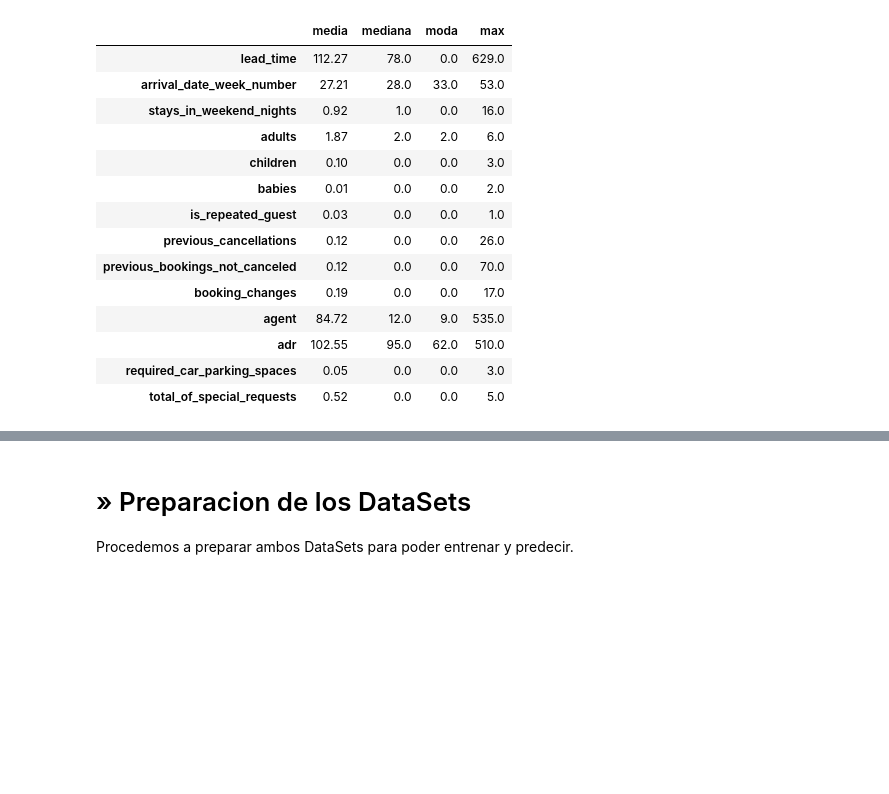
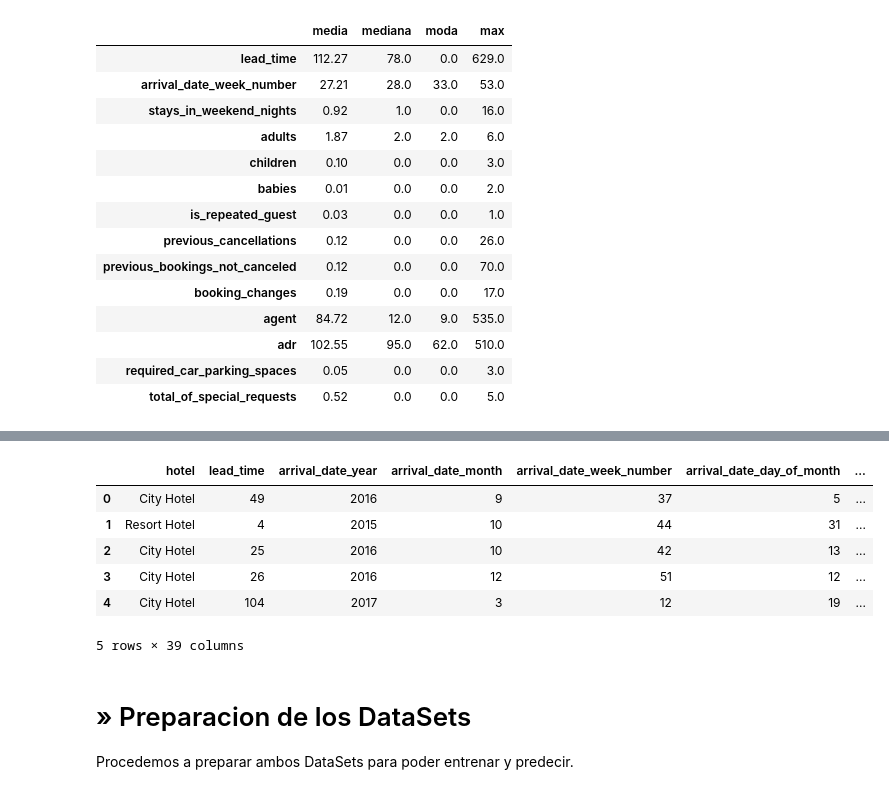
Before and after one commit to lautitorraca/7506R-2C2023-GRUPO24, a Jupyter notebook: TP1/7506R_TP1_GRUPO24_CHP2_ENTREGA.ipynb, the cells around one changed output, grey strips where cells are left out. Cells and saved outputs as stored; diff of their text form; code cells hidden in the pictures; blank space fills up the shorter version.

```diff
--- a/TP1/7506R_TP1_GRUPO24_CHP2_ENTREGA.ipynb
+++ b/TP1/7506R_TP1_GRUPO24_CHP2_ENTREGA.ipynb
@@ -389,3 +455,23 @@ df
+# %%
+df_trabajo_test['DoY'] = df_trabajo_test['Fecha'].dt.dayofyear
+#df_test['Valueofday'] = min((365 - df_test['DoY']), (df_test['DoY'] - 1))
+df_trabajo_train['Fecha'] = df_trabajo_train.apply(lambda row: str(row['arrival_date_year']) + '-' + str(row['arrival_date_month']) + '-' + str(row['arrival_date_day_of_month']), axis=1)
+df_trabajo_train['Fecha'] = pd.to_datetime(df_trabajo_train['Fecha'])
+
+df_trabajo_train['DoY'] = df_trabajo_train['Fecha'].dt.dayofyear
+
+df_trabajo_train['dif'] = df_trabajo_train['DoY'].apply(lambda x: min((366 - x), (x - 1)))
+df_trabajo_test['dif'] = df_trabajo_test['DoY'].apply(lambda x: min((366 - x), (x - 1)))
+
+df_trabajo_train.head()
+# %% [output]
+|  | hotel | lead_time | arrival_date_year | arrival_date_month | arrival_date_week_number | arrival_date_day_of_month | ... |
+| 0 | City Hotel | 49 | 2016 | 9 | 37 | 5 | ... |
+| 1 | Resort Hotel | 4 | 2015 | 10 | 44 | 31 | ... |
+| 2 | City Hotel | 25 | 2016 | 10 | 42 | 13 | ... |
+| 3 | City Hotel | 26 | 2016 | 12 | 51 | 12 | ... |
+| 4 | City Hotel | 104 | 2017 | 3 | 12 | 19 | ... |
+5 rows × 39 columns
 # %% [markdown]
 # »  Preparacion de los DataSets
 
```
Also changed, not shown: parts of 59 cells of this notebook.
